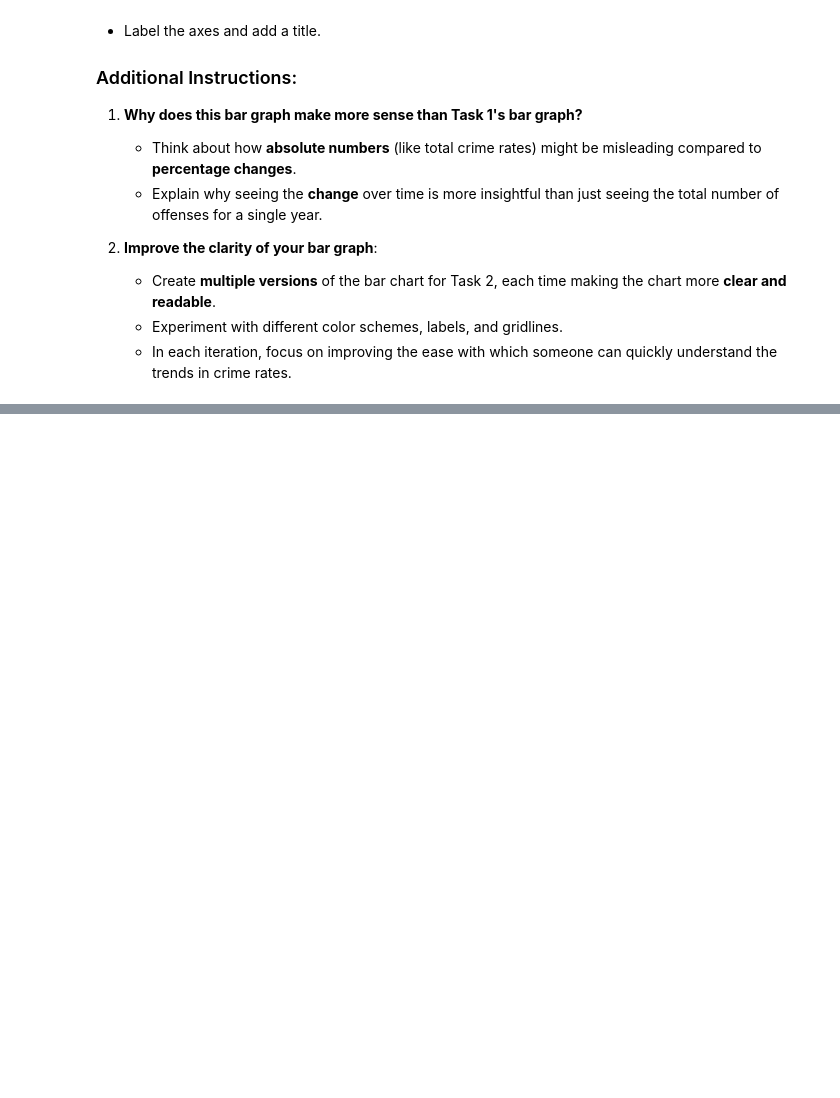
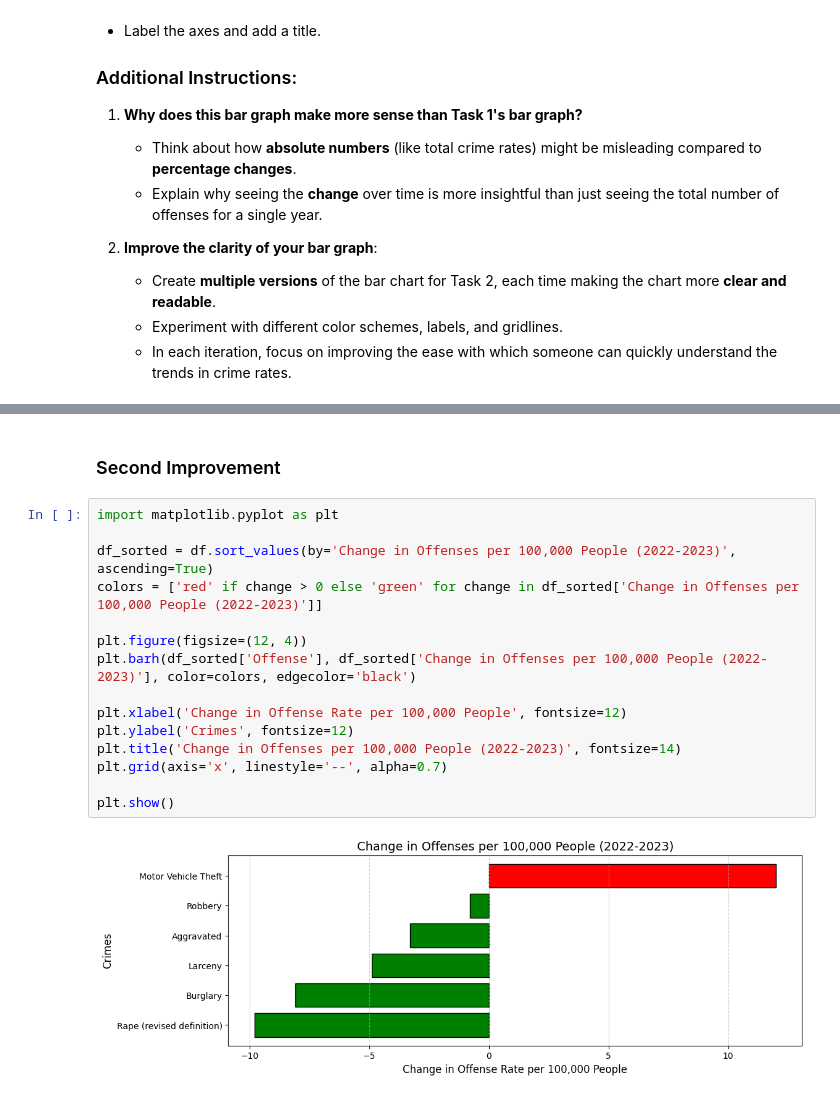
Before and after one commit to kamangirkhan/Data110, a Jupyter notebook: ArashNateghian_week4_data110_assignment.ipynb, the cells around one changed output, grey strips where cells are left out. Drawn from its saved outputs; the diff is of its cells as text; blank space fills up the shorter version.

```diff
--- a/ArashNateghian_week4_data110_assignment.ipynb
+++ b/ArashNateghian_week4_data110_assignment.ipynb
@@ -79,0 +102,19 @@ plt.show()
+# %% [markdown]
+### Second Improvement
+# %%
+import matplotlib.pyplot as plt
+
+df_sorted = df.sort_values(by='Change in Offenses per 100,000 People (2022-2023)', ascending=True)
+colors = ['red' if change > 0 else 'green' for change in df_sorted['Change in Offenses per 100,000 People (2022-2023)']]
+
+plt.figure(figsize=(12, 4))
+plt.barh(df_sorted['Offense'], df_sorted['Change in Offenses per 100,000 People (2022-2023)'], color=colors, edgecolor='black')
+
+plt.xlabel('Change in Offense Rate per 100,000 People', fontsize=12)
+plt.ylabel('Crimes', fontsize=12)
+plt.title('Change in Offenses per 100,000 People (2022-2023)', fontsize=14)
+plt.grid(axis='x', linestyle='--', alpha=0.7)
+
+plt.show()
+# %% [output]
+[figure, added]
```
Also changed, not shown: parts of 9 cells of this notebook.
